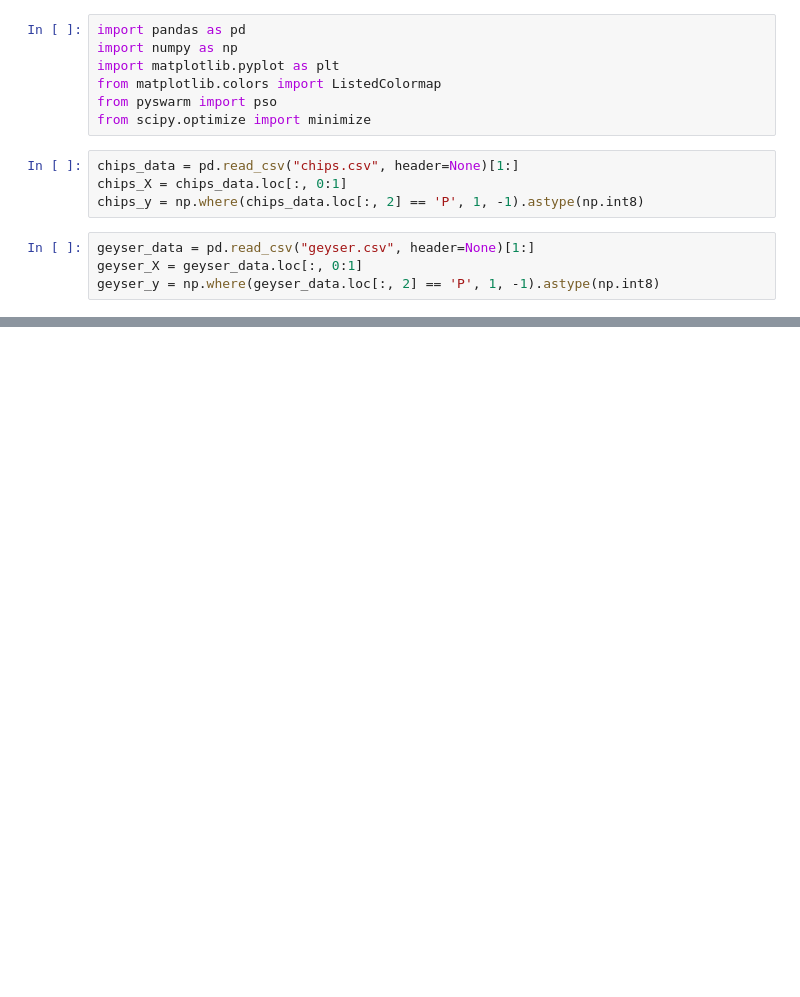
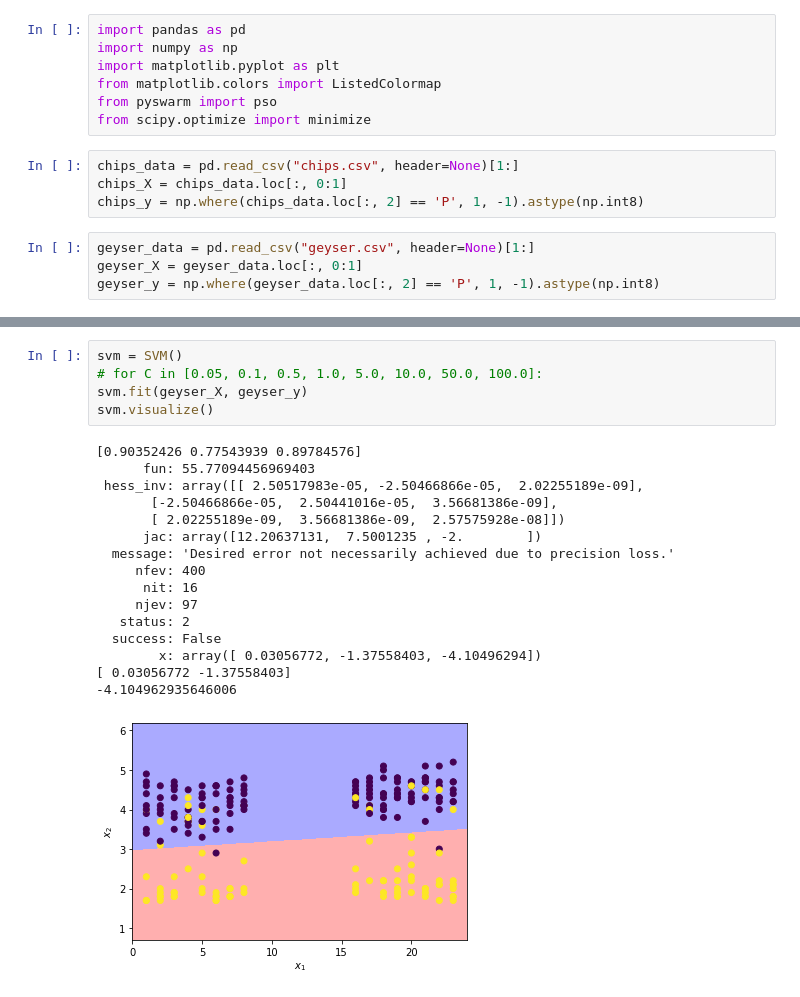
Before and after one commit to NeutralMike/ml_labs, a Jupyter notebook: 3.SVM/3.SVM.ipynb, the cells around one changed output, grey strips where cells are left out. Saved outputs shown, nothing was run; the diff lists cells and outputs as text; blank space fills up the shorter version.

```diff
--- a/3.SVM/3.SVM.ipynb
+++ b/3.SVM/3.SVM.ipynb
@@ -103,3 +106,25 @@ class SVM:
         plt.xlabel('$x_1$')
         plt.ylabel('$x_2$')
         plt.show()
+# %%
+svm = SVM()
+# for C in [0.05, 0.1, 0.5, 1.0, 5.0, 10.0, 50.0, 100.0]:
+svm.fit(geyser_X, geyser_y)
+svm.visualize()
+# %% [output]
+[0.90352426 0.77543939 0.89784576]
+      fun: 55.77094456969403
+ hess_inv: array([[ 2.50517983e-05, -2.50466866e-05,  2.02255189e-09],
+       [-2.50466866e-05,  2.50441016e-05,  3.56681386e-09],
+       [ 2.02255189e-09,  3.56681386e-09,  2.57575928e-08]])
+      jac: array([12.20637131,  7.5001235 , -2.        ])
+  message: 'Desired error not necessarily achieved due to precision loss.'
+     nfev: 400
+      nit: 16
+     njev: 97
+   status: 2
+  success: False
+        x: array([ 0.03056772, -1.37558403, -4.10496294])
+[ 0.03056772 -1.37558403]
+-4.104962935646006
+[figure, added]
```
Also changed, not shown: parts of 3 cells of this notebook, 4 other files.
